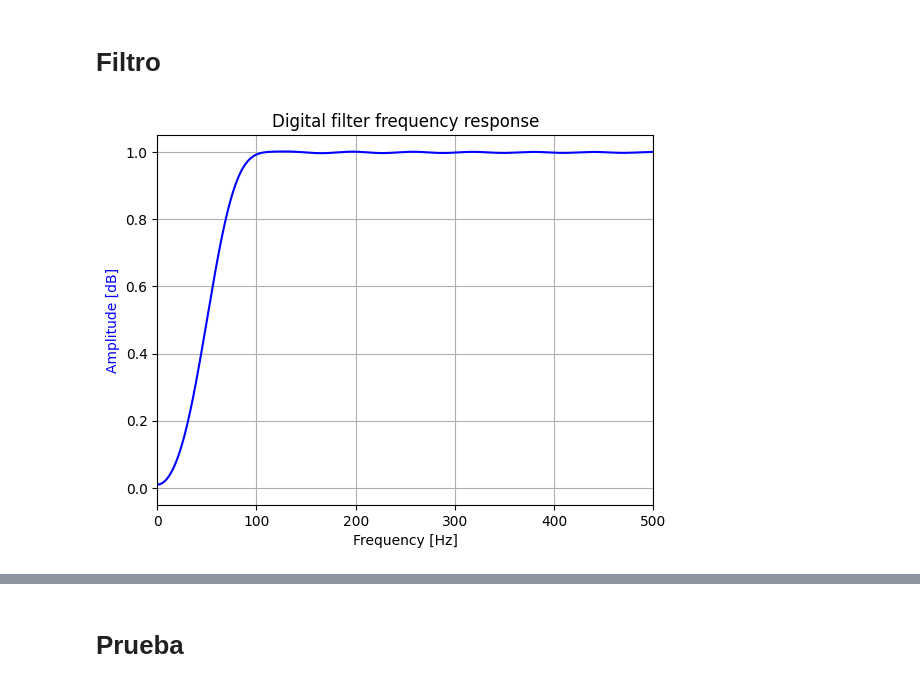
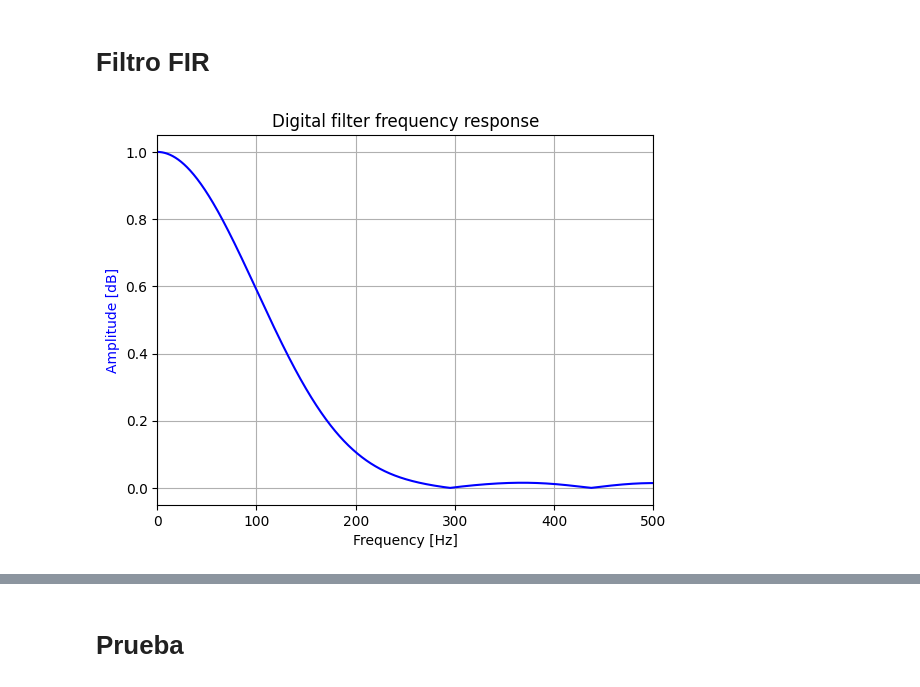
Before and after one commit to FernandoKle/arduino_FIR_IIR_test, a Jupyter notebook: test_FIR_puerto_serie.ipynb, the cells around one changed output, grey strips where cells are left out. Cells and saved outputs as stored; diff of their text form; code cells hidden in the pictures.

```diff
--- a/test_FIR_puerto_serie.ipynb
+++ b/test_FIR_puerto_serie.ipynb
@@ -5,32 +5,32 @@ from scipy.signal import firwin, freqz
 import serial
 # %% [markdown]
-# Filtro
+# Filtro FIR
 # %%
 # Filter requirements
 fs = 1000 # Sample rate, Hz
 cutoff = 50 # Desired cutoff frequency, Hz
 trans_width = 5 # Width of transition from pass band to stop band, Hz
-numtaps = 33 # Size of the FIR filter
+numtaps = 9 # Size of the FIR filter
 
 # Compute the filter coefficients using the firwin function
-taps = firwin(numtaps, cutoff, window='hamming', pass_zero=False, fs=fs)
+taps = firwin(numtaps, cutoff, window='hamming', pass_zero=True, fs=fs)
 
 # Compute the frequency response of the filter
 w, h = freqz(taps, 1, worN=2000)
 
 # Plot the frequency response
 fig, ax1 = plt.subplots()
 ax1.set_title('Digital filter frequency response')
 ax1.plot(0.5*fs*w/np.pi, np.abs(h), 'b')
 ax1.set_ylabel('Amplitude [dB]', color='b')
 ax1.set_xlabel('Frequency [Hz]')
 ax1.set_ylim([-0.05, 1.05])
 ax1.set_xlim([0, 0.5*fs])
 ax1.grid()
 
 plt.show()
 # %% [output]
-[figure, old version]
+[figure, new version]
 # %%
 for val in taps:
     print(f"{val},")
```
Also changed, not shown: parts of 8 cells of this notebook, 4 other files.
